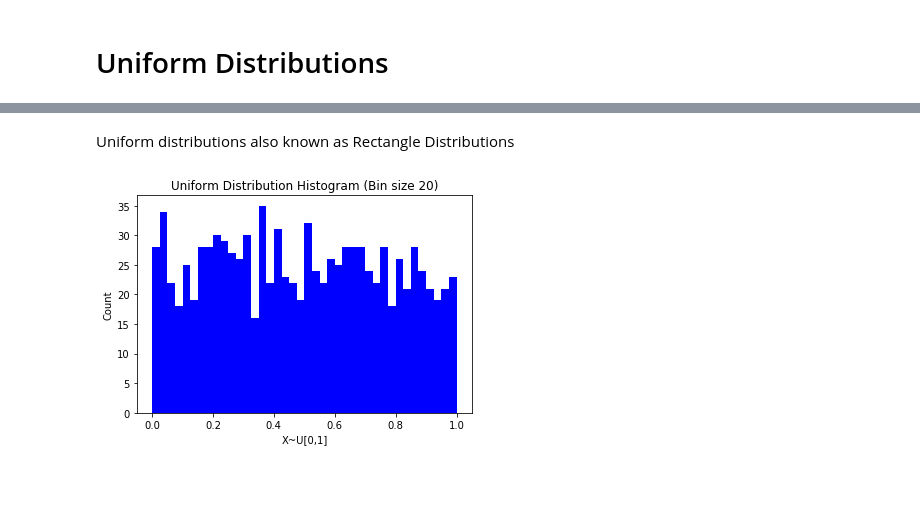
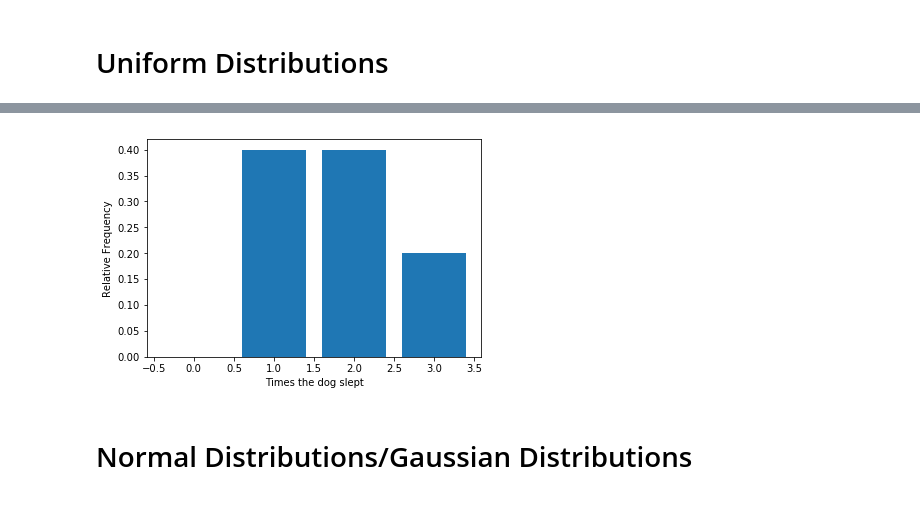
Before and after one commit to pars3c/dev-to-data-science, a Jupyter notebook: dev_to_datascience.ipynb, the cells around one changed output, grey strips where cells are left out. Cells and saved outputs as stored; diff of their text form; code cells hidden in the pictures; blank space fills up the shorter version.

Commit message:
Uniform Distribution added more in depth

```diff
--- a/dev_to_datascience.ipynb
+++ b/dev_to_datascience.ipynb
@@ -187,15 +223,14 @@ plt.show()
+# %%
+
+sleeping_frequency = [0.0, 0.4, 0.4, 0.2]
+bins = [0, 1, 2, 3]
+plt.bar(bins, sleeping_frequency)
+plt.xlabel('Times the dog slept')
+plt.ylabel('Relative Frequency')
+plt.show()
+# %% [output]
+[figure, added]
+# %% [markdown]
+<h1>Normal Distributions/Gaussian Distributions</h1>
 # %% [markdown]
-<p>Uniform distributions also known as Rectangle Distributions</p>
+<p></p>
-# %%
-data = np.random.uniform(0,1,1000) # You are generating 1000 points between 0 and 1.
-count, bins, ignored = plt.hist(data, 40, facecolor='blue')
-
-plt.xlabel('X~U[0,1]')
-plt.ylabel('Count')
-plt.title("Uniform Distribution Histogram (Bin size 20)")
-
-
-
-plt.show(block = False)
-# %% [output]
-[figure, removed]
```
Also changed, not shown: parts of 7 cells of this notebook.
